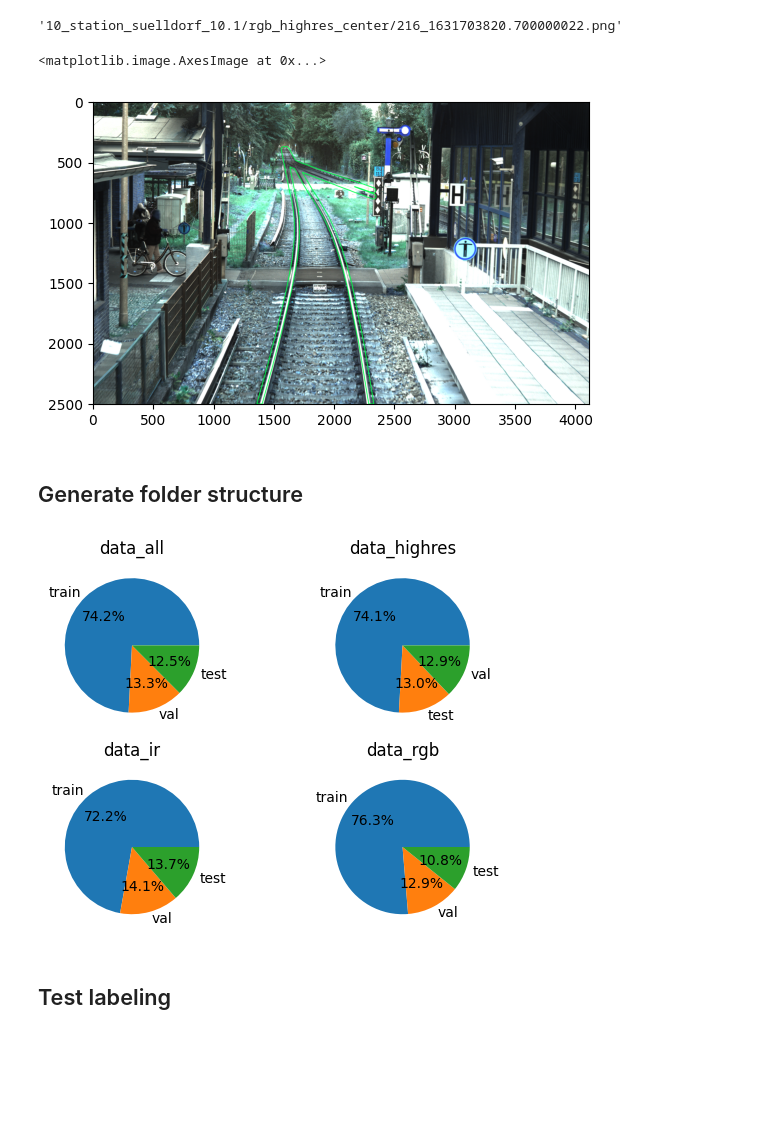
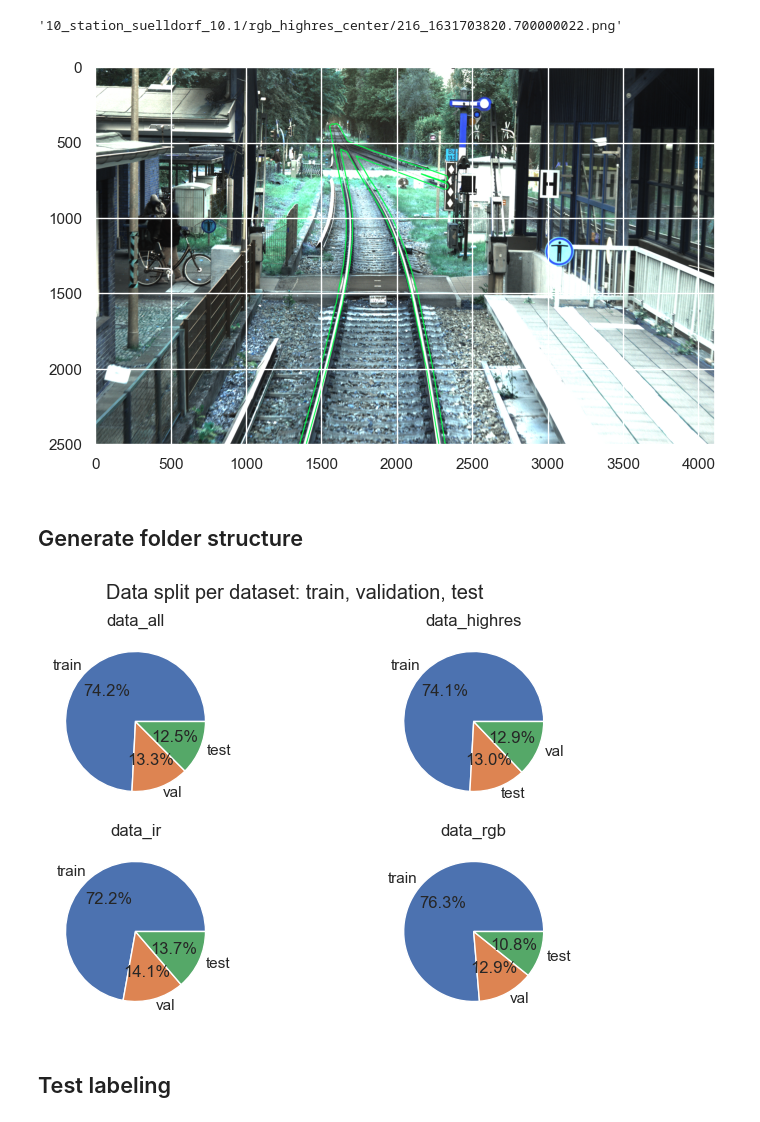
Before and after one commit to clewfirstspockonehanded/rail_detection_preparation, a Jupyter notebook: 02_data_split.ipynb, the cells around one changed output. Saved outputs shown, nothing was run; the diff lists cells and outputs as text; code cells hidden in the pictures; blank space fills up the shorter version.

```diff
--- a/02_data_split.ipynb
+++ b/02_data_split.ipynb
@@ -175,11 +200,10 @@ lables, coordinates = find_contours(mask)
 # %%
 img_temp = img.copy()
 for c in coordinates:
     cv2.drawContours(img_temp, [np.array(c)], -1, (0, 255, 75), 5)
-plt.imshow(img_temp)
+_ = plt.imshow(img_temp)
 # %% [output]
-<matplotlib.image.AxesImage at 0x...>
-[figure, old version]
+[figure, new version]
 # %% [markdown]
 ## Generate folder structure
 # %%
@@ -195,8 +219,11 @@ datasets["data_rgb"] = df_split[
     df_split["sensor"].str.contains("rgb_[clr]", regex=True)
 ]
 # %%
+sns.set(rc={"figure.figsize": (8, 5)})
+
 number_plots = len(datasets)
 fig, ax = plt.subplots(2, 2)
+fig.suptitle("Data split per dataset: train, validation, test")
 
 for idx, (k, v) in enumerate(datasets.items()):
     labels = v[["path", "set"]].drop_duplicates()["set"].value_counts().index
@@ -207,7 +234,7 @@ for idx, (k, v) in enumerate(datasets.items()):
 
 fig.show()
 # %% [output]
-[figure, old version]
+[figure, new version]
 # %%
 path_data = "../rail_detection/datasets/"
 path_yml = "../rail_detection/"
```
Also changed, not shown: parts of 21 cells of this notebook, 3 other files.
